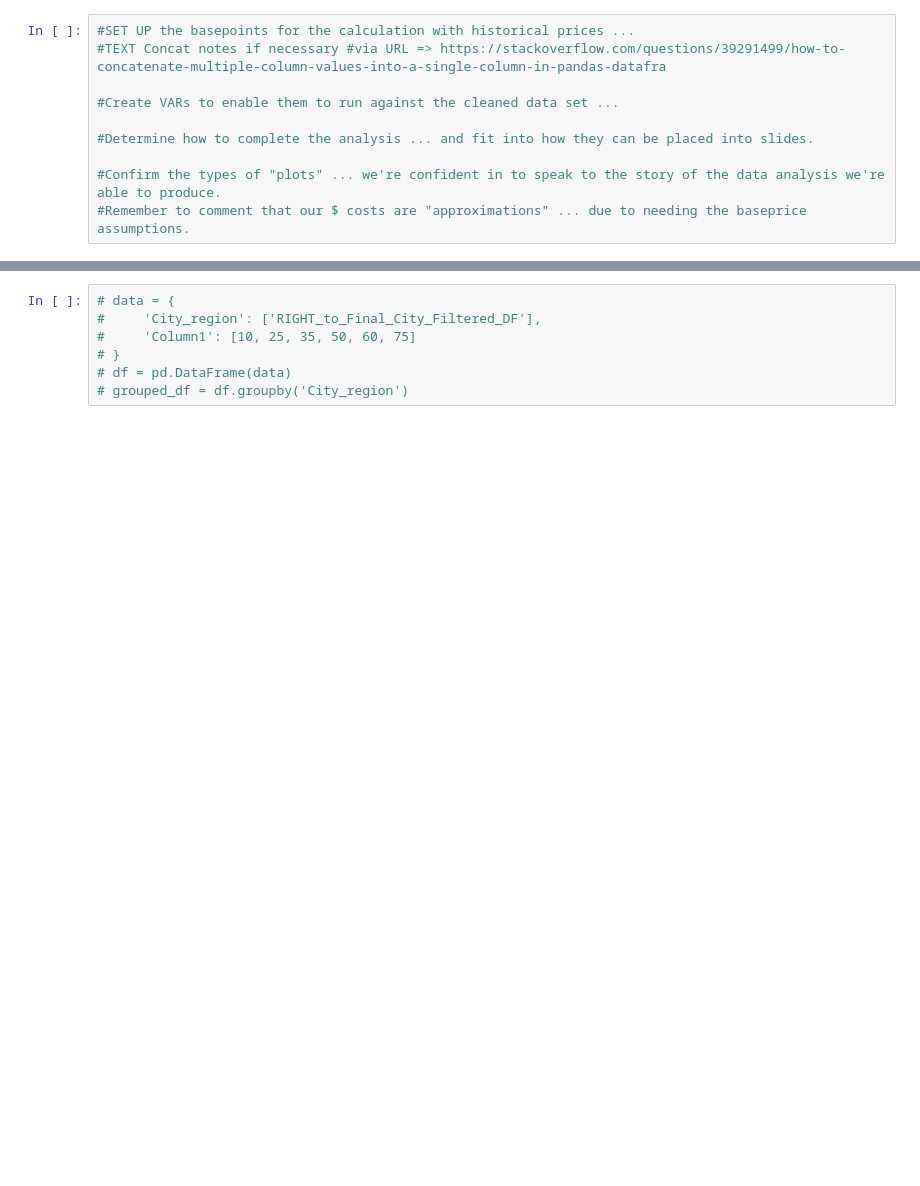
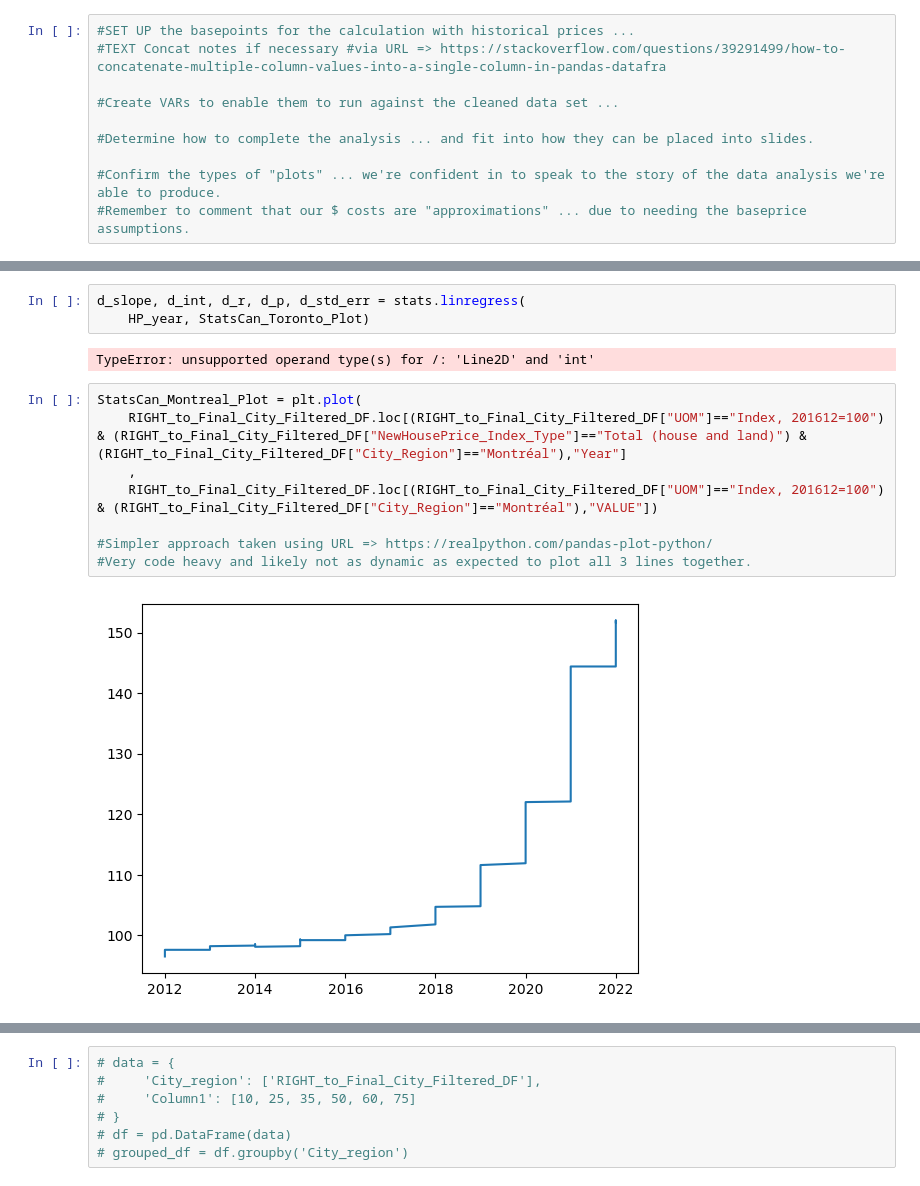
Before and after one commit to Ao-27/Project1_Group1_HousingMarket, a Jupyter notebook: group1_housing_solution.ipynb, the cells around one changed output, grey strips where cells are left out. Drawn from its saved outputs; the diff is of its cells as text; blank space fills up the shorter version.

```diff
--- a/group1_housing_solution.ipynb
+++ b/group1_housing_solution.ipynb
@@ -884,0 +974,15 @@ RIGHT_to_Final_City_Filtered_DF.tail()
+# %%
+d_slope, d_int, d_r, d_p, d_std_err = stats.linregress(
+    HP_year, StatsCan_Toronto_Plot)
+# %% [output]
+TypeError: unsupported operand type(s) for /: 'Line2D' and 'int'
+# %%
+StatsCan_Montreal_Plot = plt.plot(
+    RIGHT_to_Final_City_Filtered_DF.loc[(RIGHT_to_Final_City_Filtered_DF["UOM"]=="Index, 201612=100") & (RIGHT_to_Final_City_Filtered_DF["NewHousePrice_Index_Type"]=="Total (house and land)") & (RIGHT_to_Final_City_Filtered_DF["City_Region"]=="Montréal"),"Year"]
+    ,
+    RIGHT_to_Final_City_Filtered_DF.loc[(RIGHT_to_Final_City_Filtered_DF["UOM"]=="Index, 201612=100") & (RIGHT_to_Final_City_Filtered_DF["City_Region"]=="Montréal"),"VALUE"])
+
+#Simpler approach taken using URL => https://realpython.com/pandas-plot-python/
+#Very code heavy and likely not as dynamic as expected to plot all 3 lines together.
+# %% [output]
+[figure, added]
```
Also changed, not shown: parts of 14 cells of this notebook, 1 other file.
